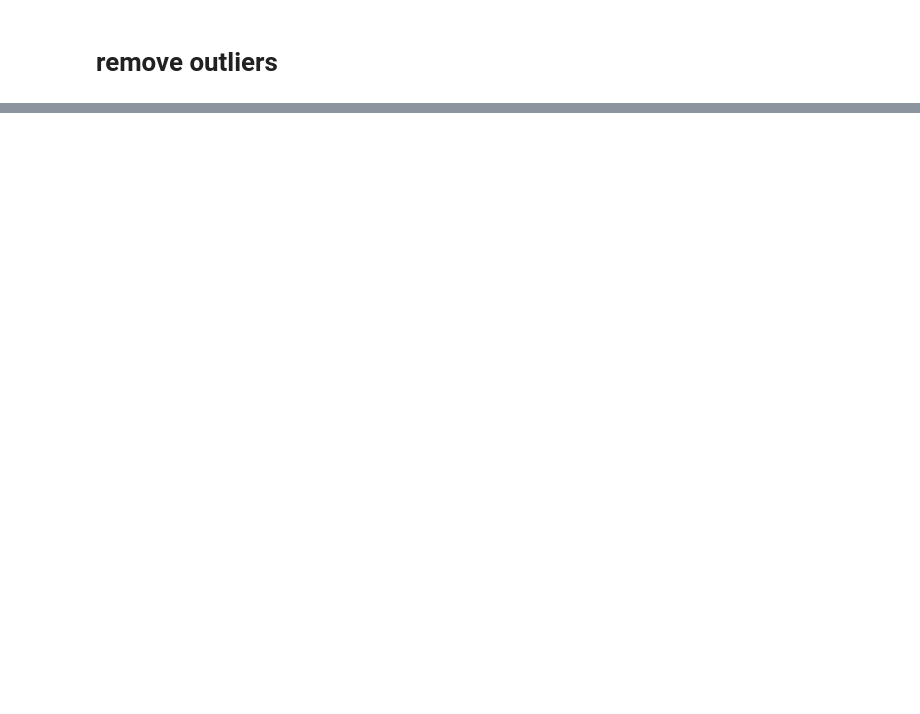
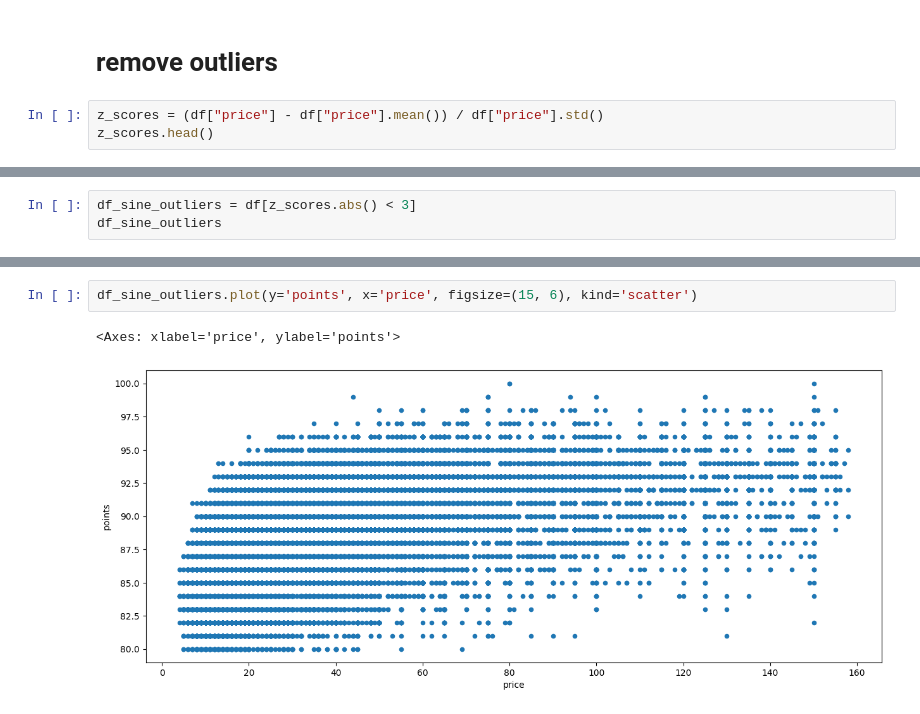
Before and after one commit to kaufman79/wines_data_analysis, a Jupyter notebook: main.ipynb, the cells around one changed output, grey strips where cells are left out. Saved outputs shown, nothing was run; the diff lists cells and outputs as text; blank space fills up the shorter version.

Commit message:
df without outliers

```diff
--- a/main.ipynb
+++ b/main.ipynb
@@ -118,2 +100,5 @@ correlation of price to points: 0.4161667418606219
 # %% [markdown]
 # remove outliers
+# %%
+z_scores = (df["price"] - df["price"].mean()) / df["price"].std()
+z_scores.head()
@@ -119,0 +112,3 @@ correlation of price to points: 0.4161667418606219
+# %%
+df_sine_outliers = df[z_scores.abs() < 3]
+df_sine_outliers
@@ -119,0 +171,5 @@ correlation of price to points: 0.4161667418606219
+# %%
+df_sine_outliers.plot(y='points', x='price', figsize=(15, 6), kind='scatter')
+# %% [output]
+<Axes: xlabel='price', ylabel='points'>
+[figure, added]
```
Also changed, not shown: parts of 12 cells of this notebook.
